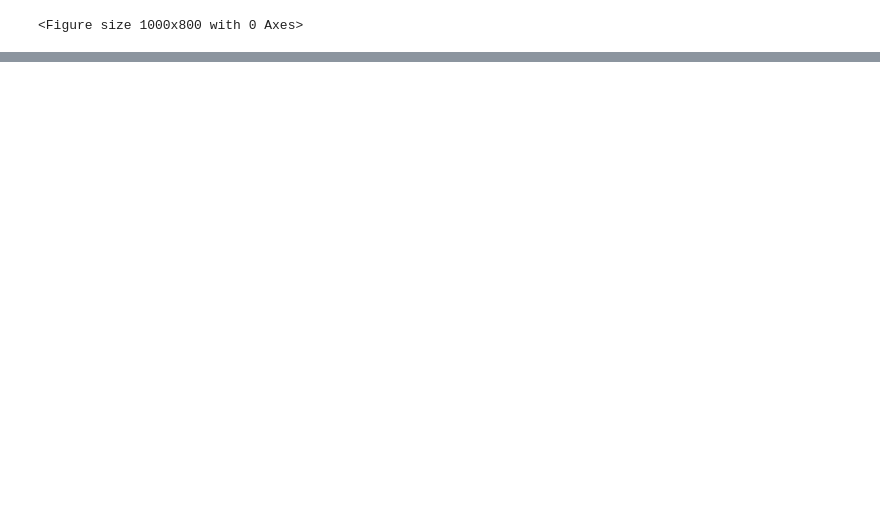
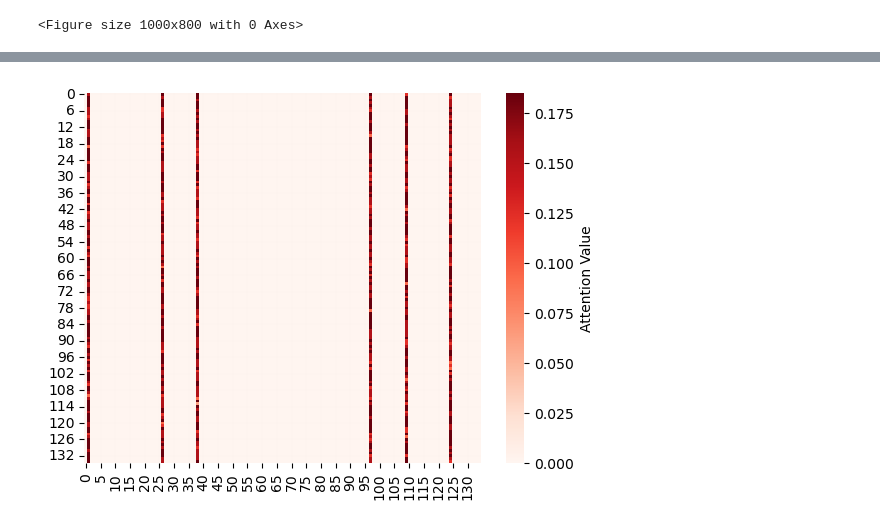
Before and after one commit to heng-qiu/OCRBert, a Jupyter notebook: model_test.ipynb, the cells around one changed output, grey strips where cells are left out. Cells and saved outputs as stored; diff of their text form; code cells hidden in the pictures; blank space fills up the shorter version.

```diff
--- a/model_test.ipynb
+++ b/model_test.ipynb
@@ -316,3 +323,6 @@ plt.show()
 # %%
-sns.heatmap(attn[68745], cmap="Reds", cbar_kws={'label': 'Attention Value'}, cbar=True)
+sns.heatmap(attn[0], cmap="Reds", cbar_kws={'label': 'Attention Value'}, cbar=True)
 plt.grid(True, which='both', linestyle='--', linewidth=0.1, alpha=0.1)
+plt.show()
+# %% [output]
+[figure, added]
```
Also changed, not shown: parts of 31 cells of this notebook, 1 other file.
